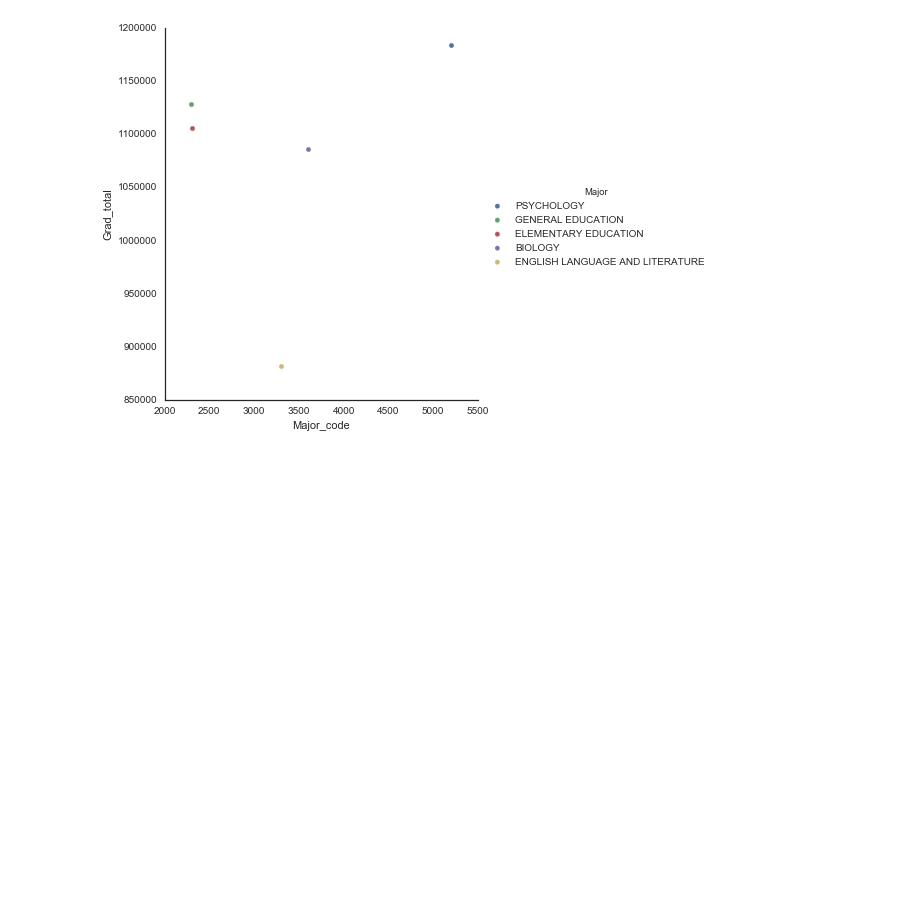
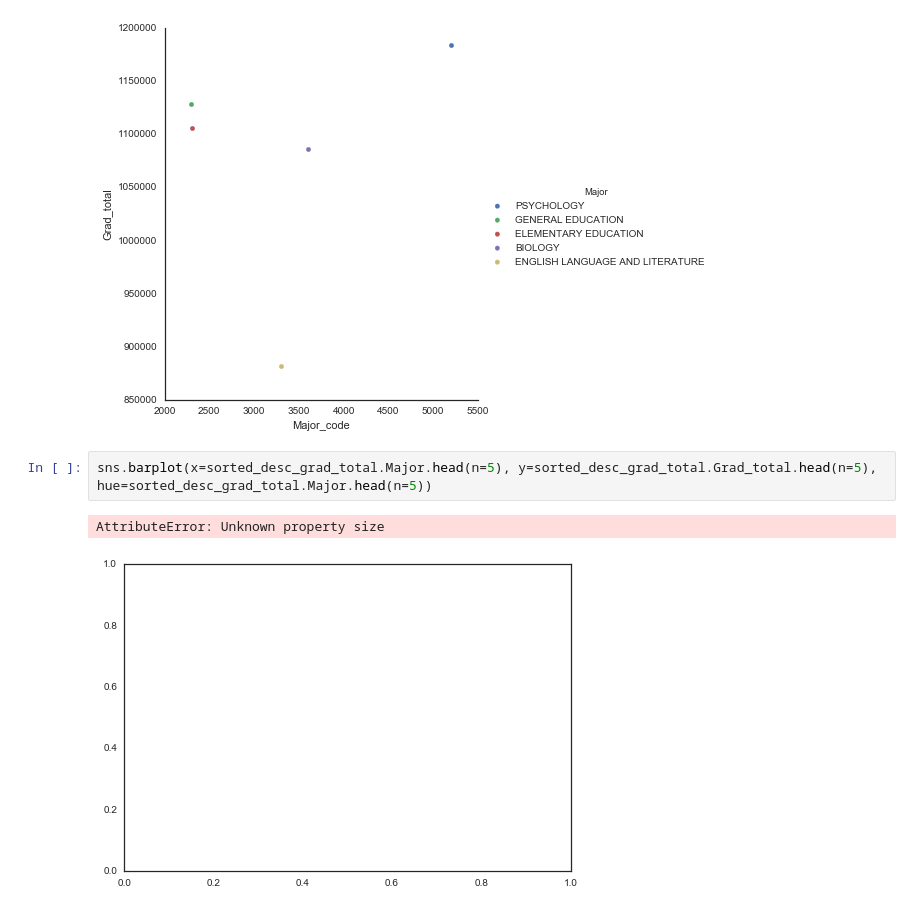
Before and after one commit to harishkrao/matplotlib, a Jupyter notebook: Seaborn visualization on grad-students data from FiveThirtyEight.ipynb, the cells around one changed output. Cells and saved outputs as stored; diff of their text form; blank space fills up the shorter version.

Commit message:
marplot top grad total majors

```diff
--- a/Seaborn visualization on grad-students data from FiveThirtyEight.ipynb
+++ b/Seaborn visualization on grad-students data from FiveThirtyEight.ipynb
@@ -29,3 +39,8 @@ sns.FacetGrid(sorted_desc_grad_total.head(n=5),hue="Major",size=6)\
 # %% [output]
 <seaborn.axisgrid.FacetGrid at 0x...>
 [figure]
+# %%
+sns.barplot(x=sorted_desc_grad_total.Major.head(n=5), y=sorted_desc_grad_total.Grad_total.head(n=5), hue=sorted_desc_grad_total.Major.head(n=5))
+# %% [output]
+AttributeError: Unknown property size
+[figure, added]
```
Also changed, not shown: parts of 1 cell of this notebook, 1 other file.
